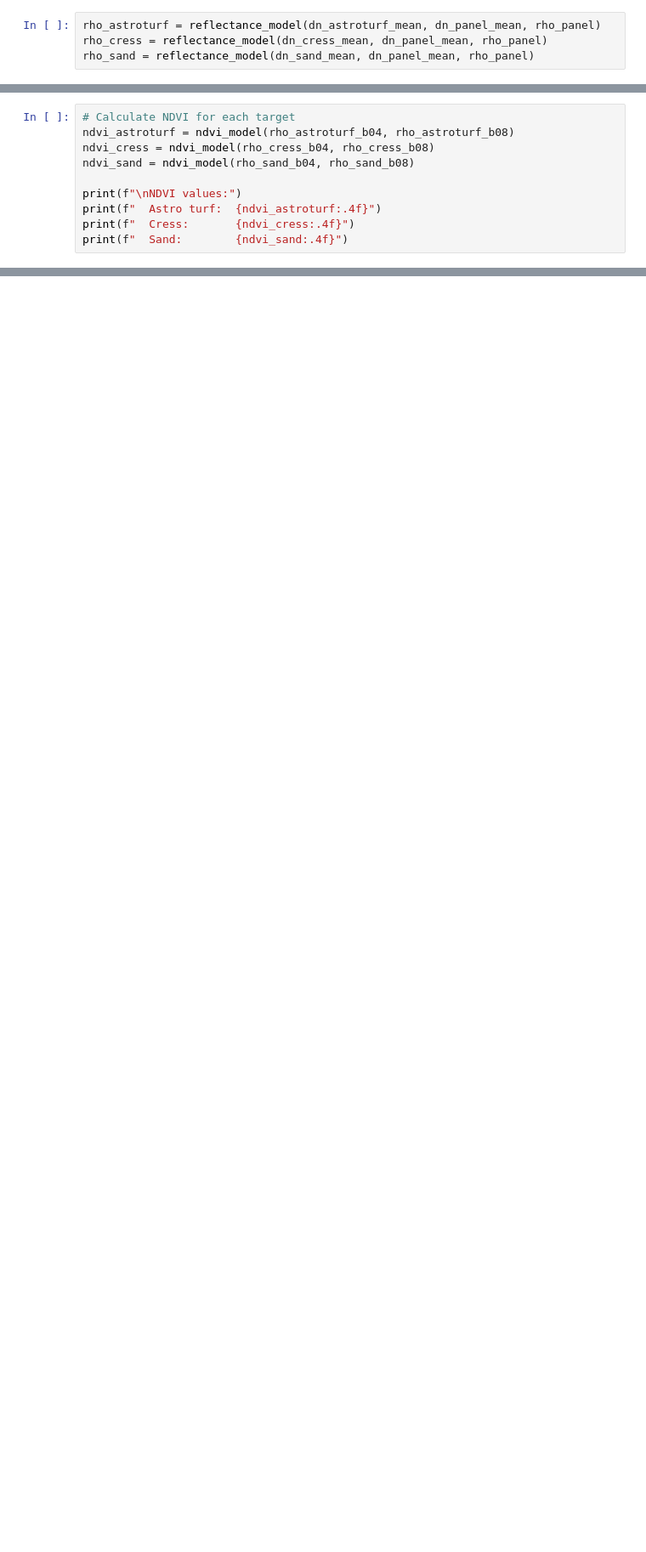
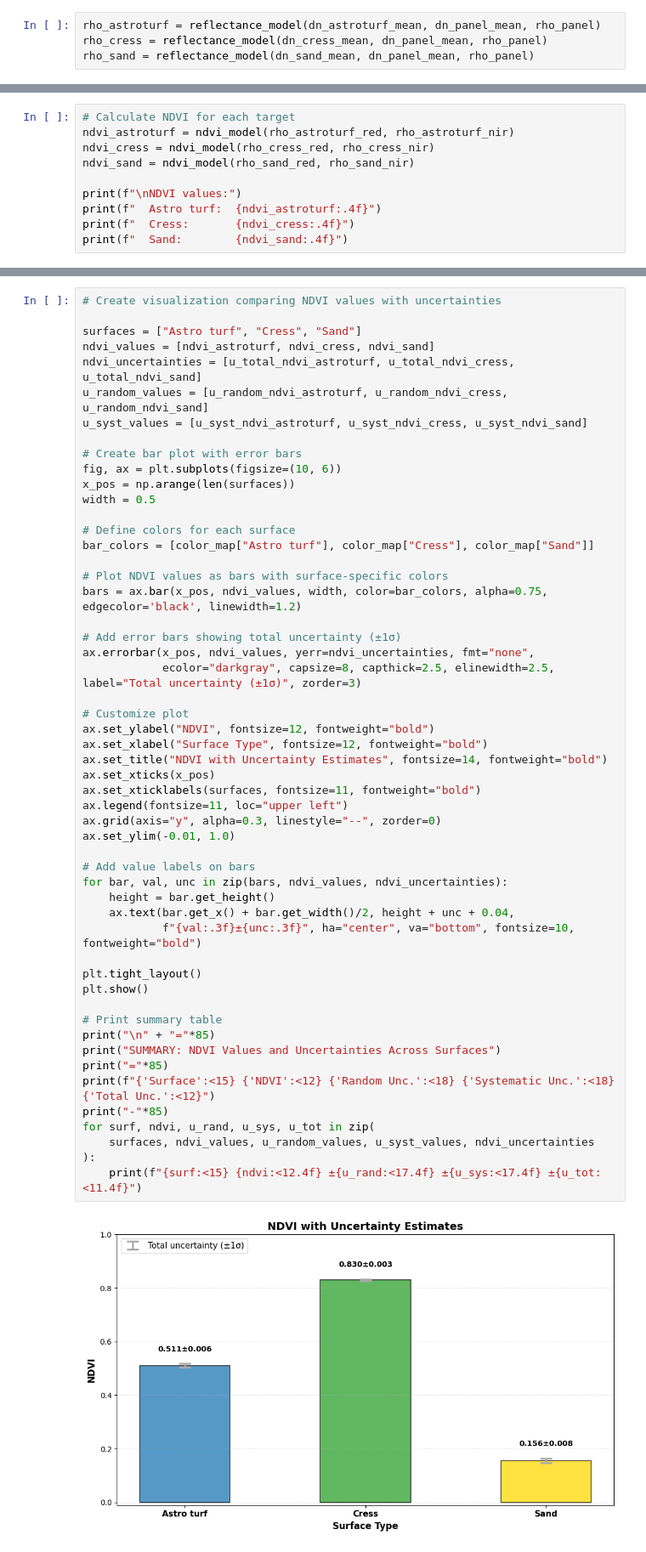
Before and after one commit to comet-toolkit/comet_training, a Jupyter notebook: meteoc_example.ipynb, the cells around one changed output, grey strips where cells are left out. Shown at 85% size. Drawn from its saved outputs; the diff is of its cells as text; blank space fills up the shorter version.

```diff
--- a/meteoc_example.ipynb
+++ b/meteoc_example.ipynb
@@ -465,8 +513,8 @@ uncertainties propagated through band integration:
 # %%
 # Calculate NDVI for each target
-ndvi_astroturf = ndvi_model(rho_astroturf_b04, rho_astroturf_b08)
-ndvi_cress = ndvi_model(rho_cress_b04, rho_cress_b08)
-ndvi_sand = ndvi_model(rho_sand_b04, rho_sand_b08)
+ndvi_astroturf = ndvi_model(rho_astroturf_red, rho_astroturf_nir)
+ndvi_cress = ndvi_model(rho_cress_red, rho_cress_nir)
+ndvi_sand = ndvi_model(rho_sand_red, rho_sand_nir)
 
 print(f"\nNDVI values:")
 print(f"  Astro turf:  {ndvi_astroturf:.4f}")
@@ -570,0 +603,55 @@ ndvi_e2e_unc = None  # Replace with uncertainty estimate
+# %%
+# Create visualization comparing NDVI values with uncertainties
+
+surfaces = ["Astro turf", "Cress", "Sand"]
+ndvi_values = [ndvi_astroturf, ndvi_cress, ndvi_sand]
+ndvi_uncertainties = [u_total_ndvi_astroturf, u_total_ndvi_cress, u_total_ndvi_sand]
+u_random_values = [u_random_ndvi_astroturf, u_random_ndvi_cress, u_random_ndvi_sand]
+u_syst_values = [u_syst_ndvi_astroturf, u_syst_ndvi_cress, u_syst_ndvi_sand]
+
+# Create bar plot with error bars
+fig, ax = plt.subplots(figsize=(10, 6))
+x_pos = np.arange(len(surfaces))
+width = 0.5
+
+# Define colors for each surface
+bar_colors = [color_map["Astro turf"], color_map["Cress"], color_map["Sand"]]
+
+# Plot NDVI values as bars with surface-specific colors
+bars = ax.bar(x_pos, ndvi_values, width, color=bar_colors, alpha=0.75, edgecolor='black', linewidth=1.2)
+
+# Add error bars showing total uncertainty (±1σ)
+ax.errorbar(x_pos, ndvi_values, yerr=ndvi_uncertainties, fmt="none",
+            ecolor="darkgray", capsize=8, capthick=2.5, elinewidth=2.5, label="Total uncertainty (±1σ)", zorder=3)
+
+# Customize plot
+ax.set_ylabel("NDVI", fontsize=12, fontweight="bold")
+ax.set_xlabel("Surface Type", fontsize=12, fontweight="bold")
+ax.set_title("NDVI with Uncertainty Estimates", fontsize=14, fontweight="bold")
+ax.set_xticks(x_pos)
+ax.set_xticklabels(surfaces, fontsize=11, fontweight="bold")
+ax.legend(fontsize=11, loc="upper left")
+ax.grid(axis="y", alpha=0.3, linestyle="--", zorder=0)
+ax.set_ylim(-0.01, 1.0)
+
+# Add value labels on bars
+for bar, val, unc in zip(bars, ndvi_values, ndvi_uncertainties):
+    height = bar.get_height()
+    ax.text(bar.get_x() + bar.get_width()/2, height + unc + 0.04,
+            f"{val:.3f}±{unc:.3f}", ha="center", va="bottom", fontsize=10, fontweight="bold")
+
+plt.tight_layout()
+plt.show()
+
+# Print summary table
+print("\n" + "="*85)
+print("SUMMARY: NDVI Values and Uncertainties Across Surfaces")
+print("="*85)
+print(f"{'Surface':<15} {'NDVI':<12} {'Random Unc.':<18} {'Systematic Unc.':<18} {'Total Unc.':<12}")
+print("-"*85)
+for surf, ndvi, u_rand, u_sys, u_tot in zip(
+    surfaces, ndvi_values, u_random_values, u_syst_values, ndvi_uncertainties
+):
+    print(f"{surf:<15} {ndvi:<12.4f} ±{u_rand:<17.4f} ±{u_sys:<17.4f} ±{u_tot:<11.4f}")
+# %% [output]
+[figure, added]
```
Also changed, not shown: parts of 48 cells of this notebook.
